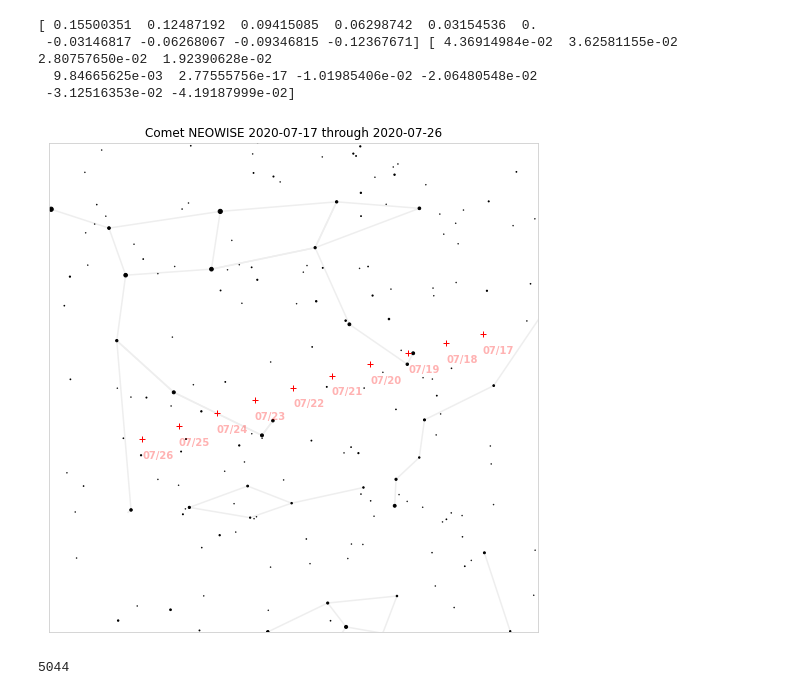
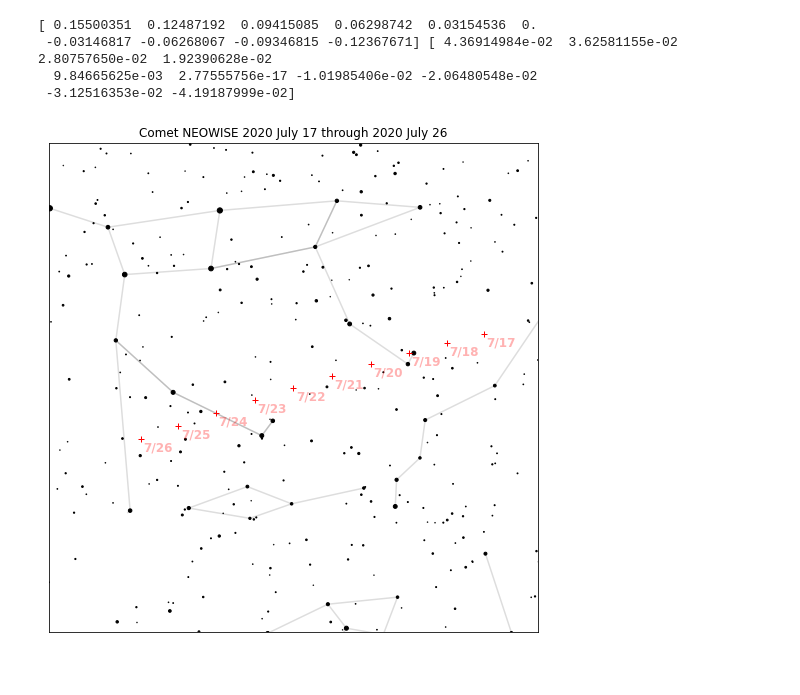
Before and after one commit to skyfielders/astronomy-notebooks, a Jupyter notebook: Star-Charts/comet-neowise.ipynb, the cells around one changed output. Saved outputs shown, nothing was run; the diff lists cells and outputs as text; code cells hidden in the pictures.

Commit message:
Several simplifications to NEOWISE star chart code

```diff
--- a/Star-Charts/comet-neowise.ipynb
+++ b/Star-Charts/comet-neowise.ipynb
@@ -80,2 +51,0 @@ from skyfield.projections import build_stereographic_projection
-# %%
-proj = build_stereographic_projection(comet_pos)
@@ -137 +55,4 @@ Name: magnitude, Length: 5044, dtype: float64
+# %%
+limiting_magnitude = 6.5
+bright_stars = (stars.magnitude <= limiting_magnitude)
 # %%
@@ -162,37 +66,52 @@ with open(path) as f:
+# %%
+# = 'https://raw.githubusercontent.com/Stellarium/stellarium/master/skycultures/western_SnT/constellationship.fab'
+from skyfield.data.stellarium import parse_constellations
+
+url = 'https://raw.githubusercontent.com/Stellarium/stellarium/master/skycultures/western_SnT/constellationship.fab'
+with load.open(url) as f:
+    constellations = parse_constellations(f)
+
+edges_star1 = [star1 for name, edges in constellations for star1, star2 in edges]
+edges_star2 = [star2 for name, edges in constellations for star1, star2 in edges]
+
+np.array([stars['x'].loc[edges_star1], stars['y'].loc[edges_star1]])
+xy1 = stars[['x', 'y']].loc[edges_star1].values
+xy2 = stars[['x', 'y']].loc[edges_star2].values
+lines_xy = np.rollaxis(array([xy1, xy2]), 1)
 # %%
 fig, ax = plt.subplots(figsize=[9, 9])
-for edges in constellations:
-    for starnum1, starnum2 in edges:
-        i = stars.index.get_loc(starnum1)
-        x1 = all_star_x[i]
-        y1 = all_star_y[i]
-        i = stars.index.get_loc(starnum2)
-        x2 = all_star_x[i]
-        y2 = all_star_y[i]
-        ax.plot((x1, x2), (y1, y2), '#eee', zorder=0)
-ax.scatter(x, y, s=star_markersize(bright.magnitude), color='k')
+
+from matplotlib.collections import LineCollection
+from skyfield.api import tau
+
+field_of_view_degrees = 45.0
+
+line_collection = LineCollection(lines_xy, colors='#0002')
+ax.add_collection(line_collection)
+
+marker_size = (0.5 + limiting_magnitude - stars.magnitude[bright_stars]) ** 2.0
+ax.scatter(stars['x'][bright_stars], stars['y'][bright_stars], s=marker_size, color='k')
 #ax.scatter(comet_x, comet_y, s=100, color='b')
 comet_color = '#f00'
 ax.plot(comet_x, comet_y, '+', c=comet_color, zorder=3)
-for xi, yi, tstr in zip(comet_x, comet_y, t_comet.utc_strftime('\n%m/%d')):
-    text = ax.text(xi, yi, tstr, color=comet_color, ha='left', va='top', fontsize=10,
+offset = 0.002
+for xi, yi, tstr in zip(comet_x, comet_y, t_comet.utc_strftime('%-m/%d')):
+    text = ax.text(xi + offset, yi - offset, tstr, color=comet_color, ha='left', va='top', fontsize=12,
            weight='bold')
     text.set_alpha(0.3)
+
 ax.set_title('Comet NEOWISE {} through {}'.format(
-    *t_comet[[0,-1]].utc_strftime('%Y-%m-%d')
+    t_comet[0].utc_strftime('%Y %B %d'),
+    t_comet[-1].utc_strftime('%Y %B %d'),
 ))
 ax.set_aspect(1.0)
 ax.xaxis.set_visible(False)
 ax.yaxis.set_visible(False)
-K = 0.2
-ax.set_xlim(-K, K)
-ax.set_ylim(-K, K)
-for spine in ax.spines.values():
-#    spine.set_visible(False)
-    spine.set_edgecolor('#ccc')
+
+angle = pi - field_of_view_degrees / 360.0 * pi
+limit = sin(angle) / (1.0 - cos(angle))
+ax.set_xlim(-limit, limit)
+ax.set_ylim(-limit, limit)
+None
 # %% [output]
-[figure, old version]
+[figure, new version]
-# %%
-len(x)
-# %% [output]
-5044
```
Also changed, not shown: parts of 29 cells of this notebook.
